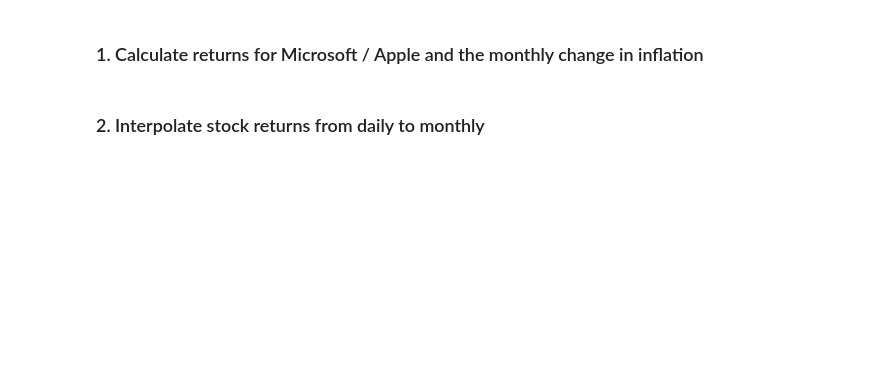
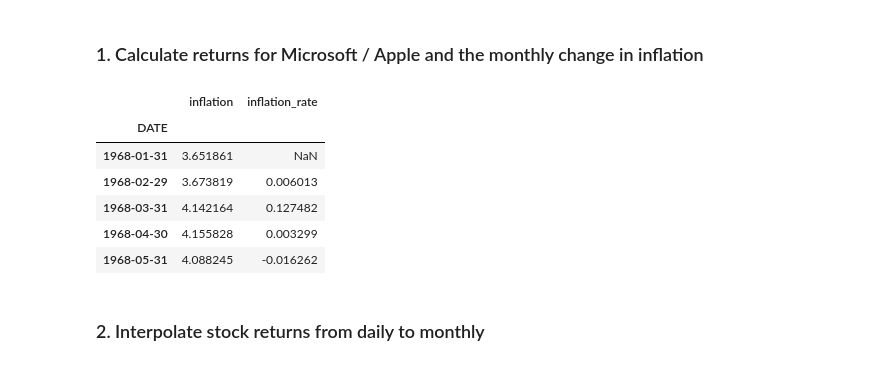
Before and after one commit to waynebar69/Stocks_ML-Pipeline, a Jupyter notebook: Project/EDA.ipynb, the cells around one changed output. Drawn from its saved outputs; the diff is of its cells as text; code cells hidden in the pictures; blank space fills up the shorter version.

```diff
--- a/Project/EDA.ipynb
+++ b/Project/EDA.ipynb
@@ -496,7 +559,23 @@ This will require several steps:
 5. Plot the correlation matrix as a heatmap
 # %% [markdown]
 ### 1. Calculate returns for Microsoft / Apple and the monthly change in inflation
+# %%
+# Rename the inflation column
+inflation_df.rename(columns={'CORESTICKM159SFRBATL': 'inflation'}, inplace=True)
 # %%
 # Calculate daily returns for Apple and Microsoft and the percent change in inflation from month to month
+AAPL_stock_prices['Daily_Return'] = AAPL_stock_prices['Close/Last'].pct_change()
+MSFT_stock_prices['Daily_Return'] = MSFT_stock_prices['Close/Last'].pct_change()
+inflation_df['inflation_rate'] = inflation_df['inflation'].pct_change()
+# %%
+inflation_df.head()
+# %% [output]
+|  | inflation | inflation_rate |
+| DATE |  |  |
+| 1968-01-31 | 3.651861 | NaN |
+| 1968-02-29 | 3.673819 | 0.006013 |
+| 1968-03-31 | 4.142164 | 0.127482 |
+| 1968-04-30 | 4.155828 | 0.003299 |
+| 1968-05-31 | 4.088245 | -0.016262 |
 # %% [markdown]
 ### 2. Interpolate stock returns from daily to monthly
```
Also changed, not shown: parts of 9 cells of this notebook.
